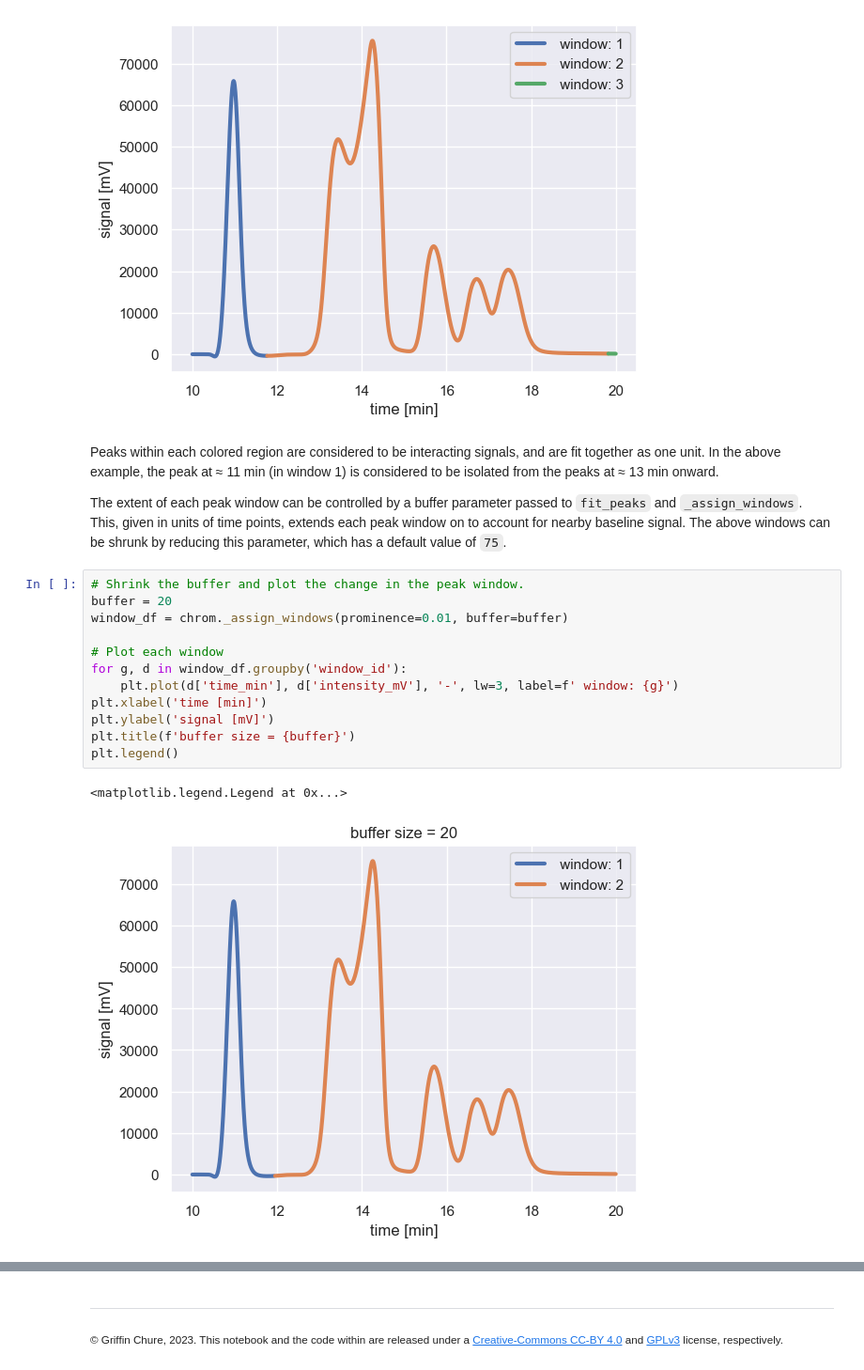
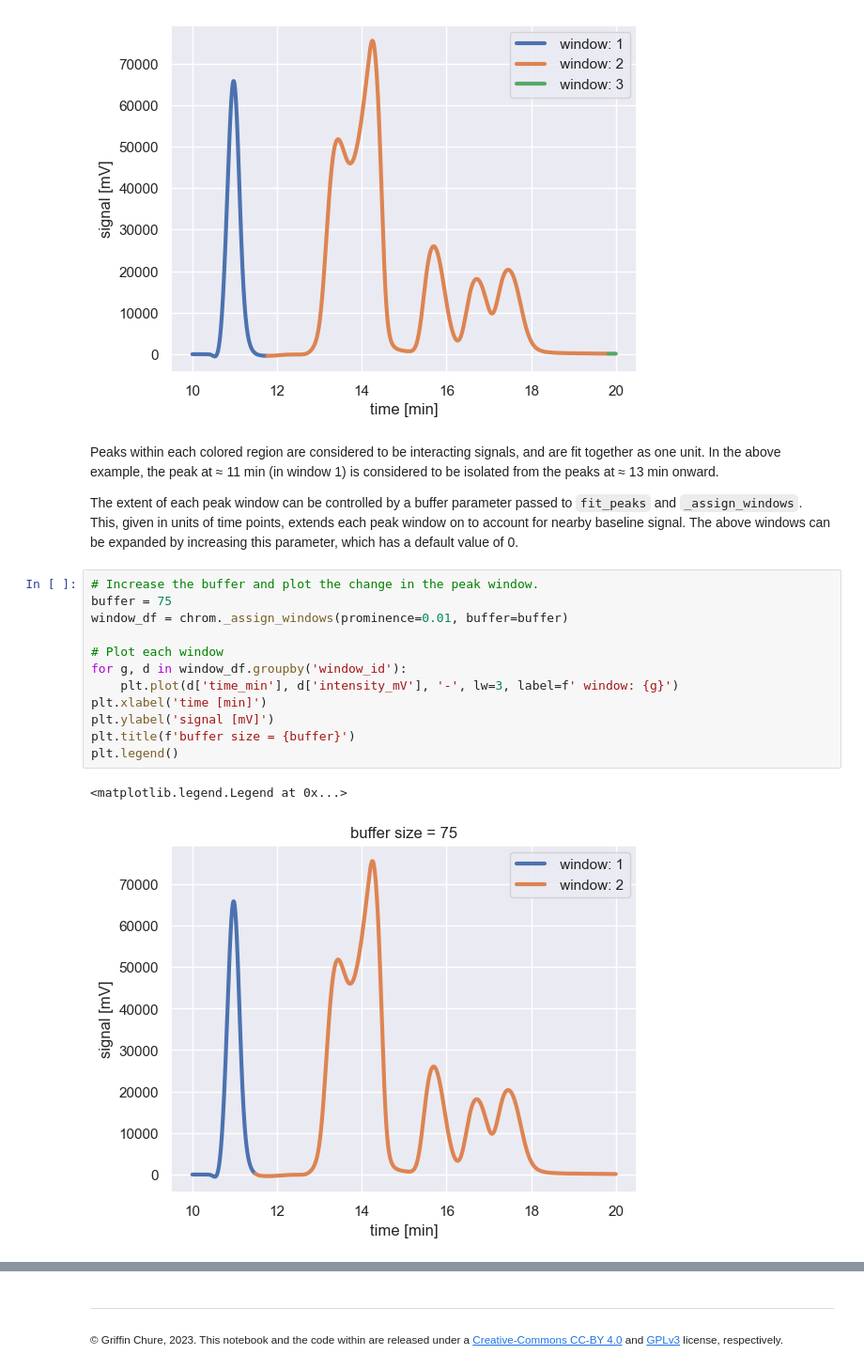
Before and after one commit to cremerlab/hplc-py, a Jupyter notebook: docs/source/methodology/peak_detection.ipynb, the cells around one changed output, grey strips where cells are left out. Shown: that part at 94% size. Drawn from its saved outputs; the diff is of its cells as text.

Commit message:
Fixed a prose error for explaining what the buffer does

```diff
--- a/docs/source/methodology/peak_detection.ipynb
+++ b/docs/source/methodology/peak_detection.ipynb
@@ -140,21 +140,21 @@ is considered to be isolated from the peaks at ≈ 13 min onward.
 
 The extent of each peak window can be controlled by a buffer parameter passed
 to `fit_peaks` and `_assign_windows`. This, given in units of time points, extends each peak window
-on to account for nearby baseline signal. The above windows can be shrunk by
-reducing this parameter, which has a default value of `75`.
+on to account for nearby baseline signal. The above windows can be expanded by
+increasing this parameter, which has a default value of 0.
 # %%
-# Shrink the buffer and plot the change in the peak window.
-buffer = 20
+# Increase the buffer and plot the change in the peak window.
+buffer = 75
 window_df = chrom._assign_windows(prominence=0.01, buffer=buffer)
 
 # Plot each window
 for g, d in window_df.groupby('window_id'):
     plt.plot(d['time_min'], d['intensity_mV'], '-', lw=3, label=f' window: {g}')
 plt.xlabel('time [min]')
 plt.ylabel('signal [mV]')
 plt.title(f'buffer size = {buffer}')
 plt.legend()
 # %% [output]
 <matplotlib.legend.Legend at 0x...>
-[figure, old version]
+[figure, new version]
 # %% [markdown]
```
Also changed, not shown: parts of 1 cell of this notebook.
